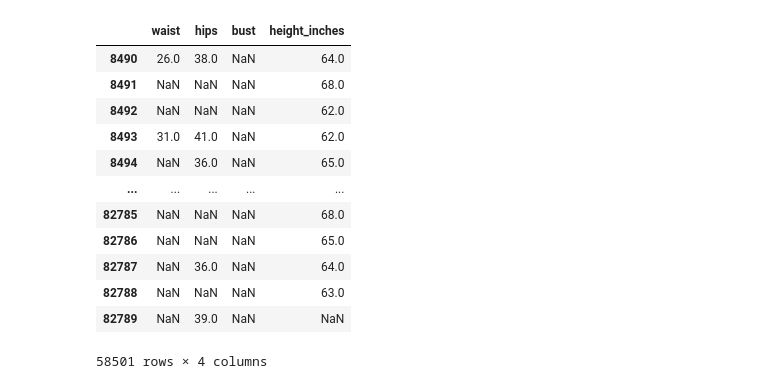
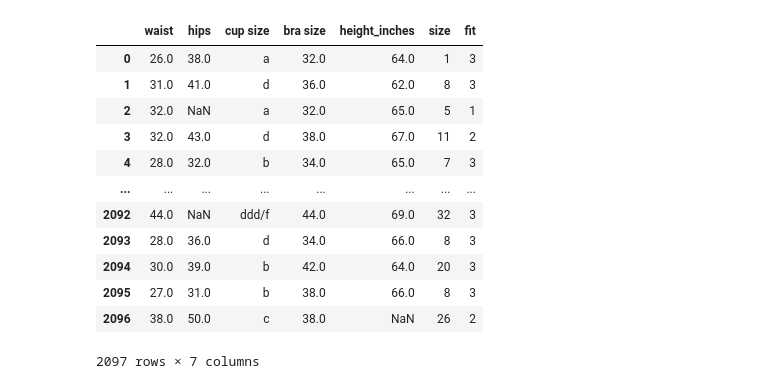
Before and after one commit to emicervantes/FashionDataProject, a Jupyter notebook: Scripts/FashionDataSet.ipynb, the cells around one changed output. Saved outputs shown, nothing was run; the diff lists cells and outputs as text; code cells hidden in the pictures.

```diff
--- a/Scripts/FashionDataSet.ipynb
+++ b/Scripts/FashionDataSet.ipynb
@@ -4,6 +4,6 @@ import pandas as pd
 import re
 import matplotlib.pyplot as plt
 # %%
-df = pd.read_json('../Data/modcloth/modcloth_final_data.json', lines=True)
+df = pd.read_csv('fashion2.csv')
 df
 # %% [output]
@@ -69,4 +57,0 @@ def convert_to_inches(height):
-# %%
-df2['height'] = df2['height'].astype(str)
-df2['height_inches'] = df2['height'].apply(convert_to_inches)
-df2.head()
@@ -80,17 +58,17 @@ df2.head()
 # %%
-df_sub = df2[['waist','hips','bust','height_inches']].copy()
+df_sub = df2[['waist','hips','cup size','bra size','height_inches','size','fit']].copy()
 df_sub
 # %% [output]
-|  | waist | hips | bust | height_inches |
-| 8490 | 26.0 | 38.0 | NaN | 64.0 |
-| 8491 | NaN | NaN | NaN | 68.0 |
-| 8492 | NaN | NaN | NaN | 62.0 |
-| 8493 | 31.0 | 41.0 | NaN | 62.0 |
-| 8494 | NaN | 36.0 | NaN | 65.0 |
-| ... | ... | ... | ... | ... |
-| 82785 | NaN | NaN | NaN | 68.0 |
-| 82786 | NaN | NaN | NaN | 65.0 |
-| 82787 | NaN | 36.0 | NaN | 64.0 |
-| 82788 | NaN | NaN | NaN | 63.0 |
-| 82789 | NaN | 39.0 | NaN | NaN |
+|  | waist | hips | cup size | bra size | height_inches | size | fit |
+| 0 | 26.0 | 38.0 | a | 32.0 | 64.0 | 1 | 3 |
+| 1 | 31.0 | 41.0 | d | 36.0 | 62.0 | 8 | 3 |
+| 2 | 32.0 | NaN | a | 32.0 | 65.0 | 5 | 1 |
+| 3 | 32.0 | 43.0 | d | 38.0 | 67.0 | 11 | 2 |
+| 4 | 28.0 | 32.0 | b | 34.0 | 65.0 | 7 | 3 |
+| ... | ... | ... | ... | ... | ... | ... | ... |
+| 2092 | 44.0 | NaN | ddd/f | 44.0 | 69.0 | 32 | 3 |
+| 2093 | 28.0 | 36.0 | d | 34.0 | 66.0 | 8 | 3 |
+| 2094 | 30.0 | 39.0 | b | 42.0 | 64.0 | 20 | 3 |
+| 2095 | 27.0 | 31.0 | b | 38.0 | 66.0 | 8 | 3 |
+| 2096 | 38.0 | 50.0 | c | 38.0 | NaN | 26 | 2 |
-58501 rows × 4 columns
+2097 rows × 7 columns
```
Also changed, not shown: parts of 12 cells of this notebook.
